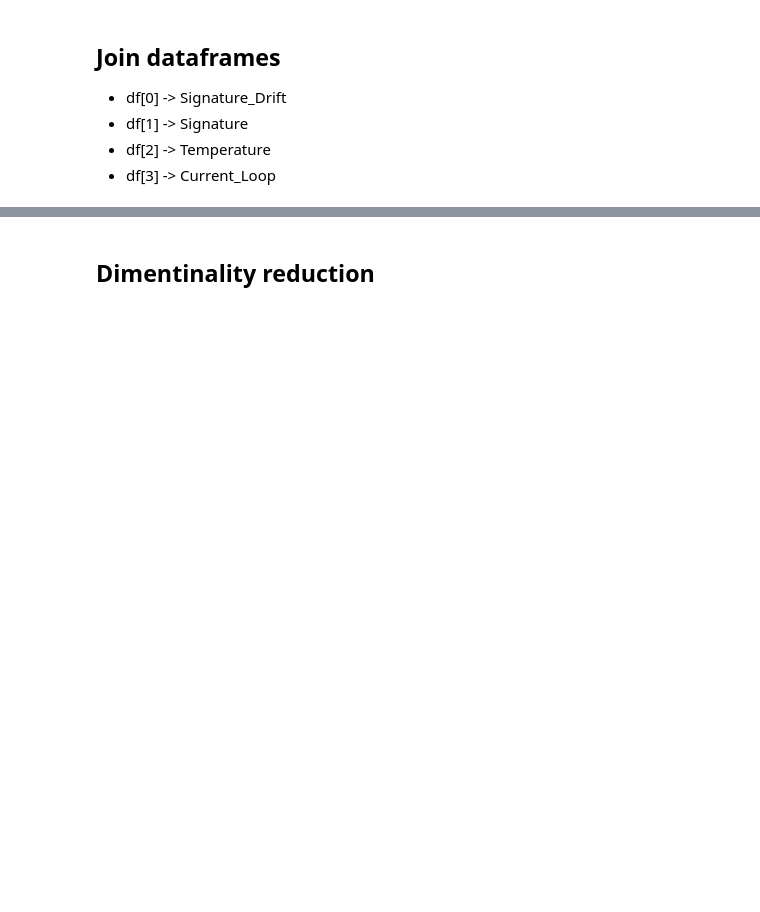
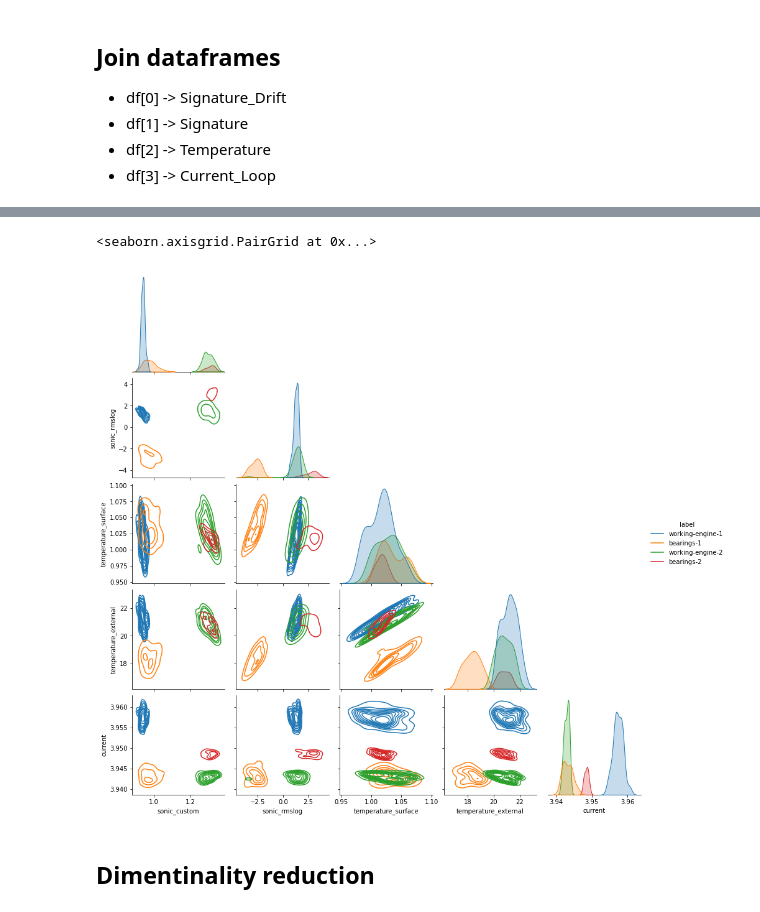
Before and after one commit to MarcoDiFrancesco/SmartElevator, a Jupyter notebook: analyze-data.ipynb, the cells around one changed output, grey strips where cells are left out. Cells and saved outputs as stored; diff of their text form; code cells hidden in the pictures; blank space fills up the shorter version.

```diff
--- a/analyze-data.ipynb
+++ b/analyze-data.ipynb
@@ -66,6 +65,6 @@ df["time"] = pd.to_datetime(df["time"], unit='ms')
 # %%
-df.loc[(df["time"] >= "2021-10-09") & (df["time"] <= "2021-10-12"), "label"] = "base"
-df.loc[(df["time"] >= "2021-10-27 17:30") & (df["time"] <= "2021-10-29 00:00"), "label"] = "cuscinetti"
+df.loc[(df["time"] >= "2021-10-09") & (df["time"] <= "2021-10-12"), "label"] = "working-engine-1"
+df.loc[(df["time"] >= "2021-10-27 17:30") & (df["time"] <= "2021-10-29 00:00"), "label"] = "bearings-1"
 
-df.loc[(df["time"] >= "2021-11-03 16:00") & (df["time"] <= "2021-11-05 11:00"), "label"] = "base2" # Every 2 minutes (TOCHECK)
-df.loc[(df["time"] >= "2021-11-05 13:30") & (df["time"] <= "2021-11-05 23:59"), "label"] = "cuscinetti2" # Every 2 minutes (TOCHECK)
+df.loc[(df["time"] >= "2021-11-03 16:00") & (df["time"] <= "2021-11-05 11:00"), "label"] = "working-engine-2" # Every 2 minutes (TOCHECK)
+df.loc[(df["time"] >= "2021-11-05 13:30") & (df["time"] <= "2021-11-05 23:59"), "label"] = "bearings-2" # Every 2 minutes (TOCHECK)
@@ -74,7 +71,4 @@ df.loc[(df["time"] >= "2021-11-05 13:30") & (df["time"] <= "2021-11-05 23:59"),
 # %%
 # Drops nan labels by default
-dfn = df.groupby([df.time.dt.date, df.time.dt.hour, 'label'] ).mean()
-# dfn = dfn.reset_index()
-dfn.index.names = ["date", "hour", 'label']
-dfn = dfn.reset_index()
-dfn
+df = df.groupby([df.time.dt.date, df.time.dt.hour, 'label']).mean()
+df.index.names = ["date", "hour", 'label']
@@ -97,17 +75,21 @@ dfa
 # %%
 import seaborn as sns
-# dfcf = dfcf.reset_index()
-dfaf = dfa[[
-    # 's_00', 's_01', 's_02', 's_03', 's_04', 's_05', 's_06', 's_07', 's_08', 's_09', 's_10', 's_11', 's_12', 's_13', 's_14', 's_15', 's_16', 's_17', 's_18', 's_19',
-    'sonic_custom', 'sonic_rmslog',
-    'temp',
-    'vib_x_acc', 'vib_x_kurt', 'vib_x_peak', 'vib_x_vel',
-    'vib_y_acc', 'vib_y_kurt', 'vib_y_peak', 'vib_y_vel',
-    'vib_z_acc', 'vib_z_kurt', 'vib_z_peak', 'vib_z_vel',
-    'temperature', 'current',
-    'label'
-]]
-
-# sns.pairplot(dfaf, kind="kde", hue="label", corner=True)
+sns.pairplot(
+    df.reset_index()[[
+        # 's_00', 's_01', 's_02', 's_03', 's_04', 's_05', 's_06', 's_07', 's_08', 's_09', 's_10', 's_11', 's_12', 's_13', 's_14', 's_15', 's_16', 's_17', 's_18', 's_19',
+        'sonic_custom', 'sonic_rmslog',
+        # 'vib_x_acc', 'vib_x_kurt', 'vib_x_peak', 'vib_x_vel',
+        # 'vib_y_acc', 'vib_y_kurt', 'vib_y_peak', 'vib_y_vel',
+        # 'vib_z_acc', 'vib_z_kurt', 'vib_z_peak', 'vib_z_vel',
+        'temperature_surface', 'temperature_external', 'current',
+        'label'
+    ]],
+    kind="kde",
+    hue="label",
+    corner=True
+)
+# %% [output]
+<seaborn.axisgrid.PairGrid at 0x...>
+[figure, added]
 # %% [markdown]
 ## Dimentinality reduction
```
Also changed, not shown: parts of 14 cells of this notebook.
